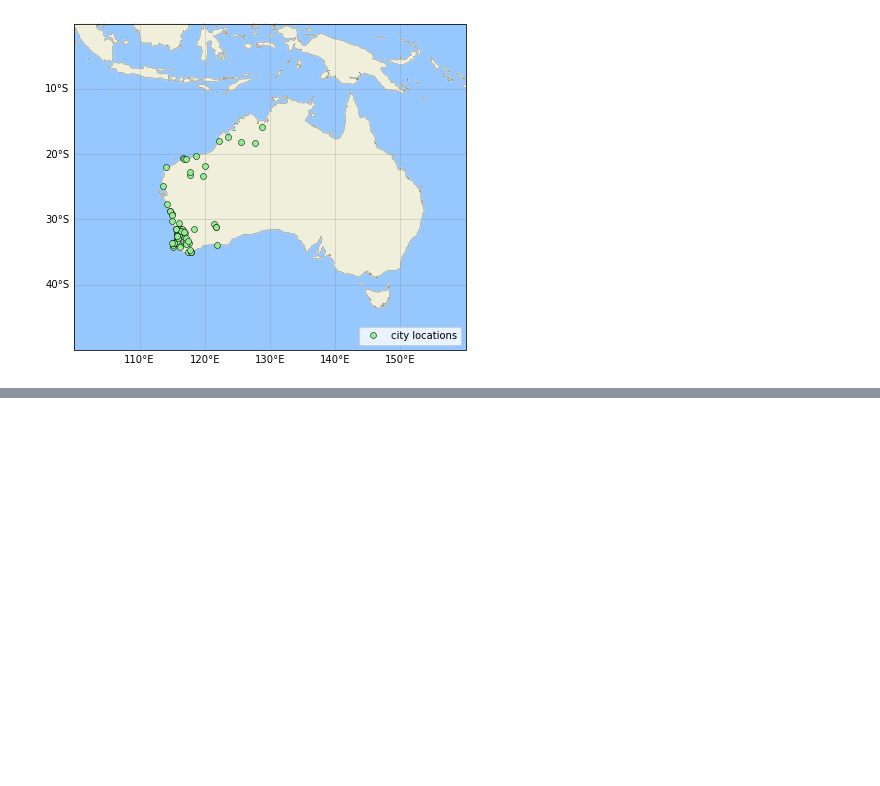
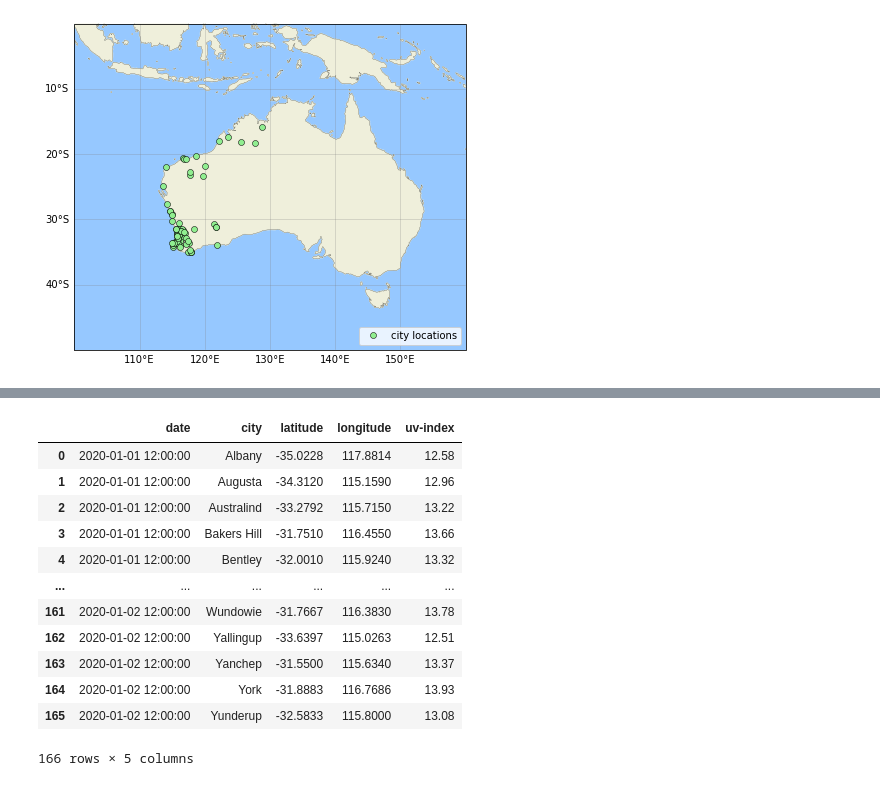
Before and after one commit to parastoorazavi/Data-Analytics-Project-2, a Jupyter notebook: static/python/wa_cities.ipynb, the cells around one changed output, grey strips where cells are left out. Drawn from its saved outputs; the diff is of its cells as text; code cells hidden in the pictures; blank space fills up the shorter version.

```diff
--- a/static/python/wa_cities.ipynb
+++ b/static/python/wa_cities.ipynb
@@ -61,0 +159,23 @@ ax.legend(loc='lower right');
+# %%
+# Dataframe
+hstr_data_city_df = pd.read_json('analysis/hstr_data_city.json')
+
+# Output to CSV file
+hstr_data_city_df.to_csv('analysis/hstr_data_city.csv', index=False)
+
+# Display
+hstr_data_city_df
+# %% [output]
+|  | date | city | latitude | longitude | uv-index |
+| 0 | 2020-01-01 12:00:00 | Albany | -35.0228 | 117.8814 | 12.58 |
+| 1 | 2020-01-01 12:00:00 | Augusta | -34.3120 | 115.1590 | 12.96 |
+| 2 | 2020-01-01 12:00:00 | Australind | -33.2792 | 115.7150 | 13.22 |
+| 3 | 2020-01-01 12:00:00 | Bakers Hill | -31.7510 | 116.4550 | 13.66 |
+| 4 | 2020-01-01 12:00:00 | Bentley | -32.0010 | 115.9240 | 13.32 |
+| ... | ... | ... | ... | ... | ... |
+| 161 | 2020-01-02 12:00:00 | Wundowie | -31.7667 | 116.3830 | 13.78 |
+| 162 | 2020-01-02 12:00:00 | Yallingup | -33.6397 | 115.0263 | 12.51 |
+| 163 | 2020-01-02 12:00:00 | Yanchep | -31.5500 | 115.6340 | 13.37 |
+| 164 | 2020-01-02 12:00:00 | York | -31.8883 | 116.7686 | 13.93 |
+| 165 | 2020-01-02 12:00:00 | Yunderup | -32.5833 | 115.8000 | 13.08 |
+166 rows × 5 columns
```
Also changed, not shown: parts of 5 cells of this notebook, 2 other files.
